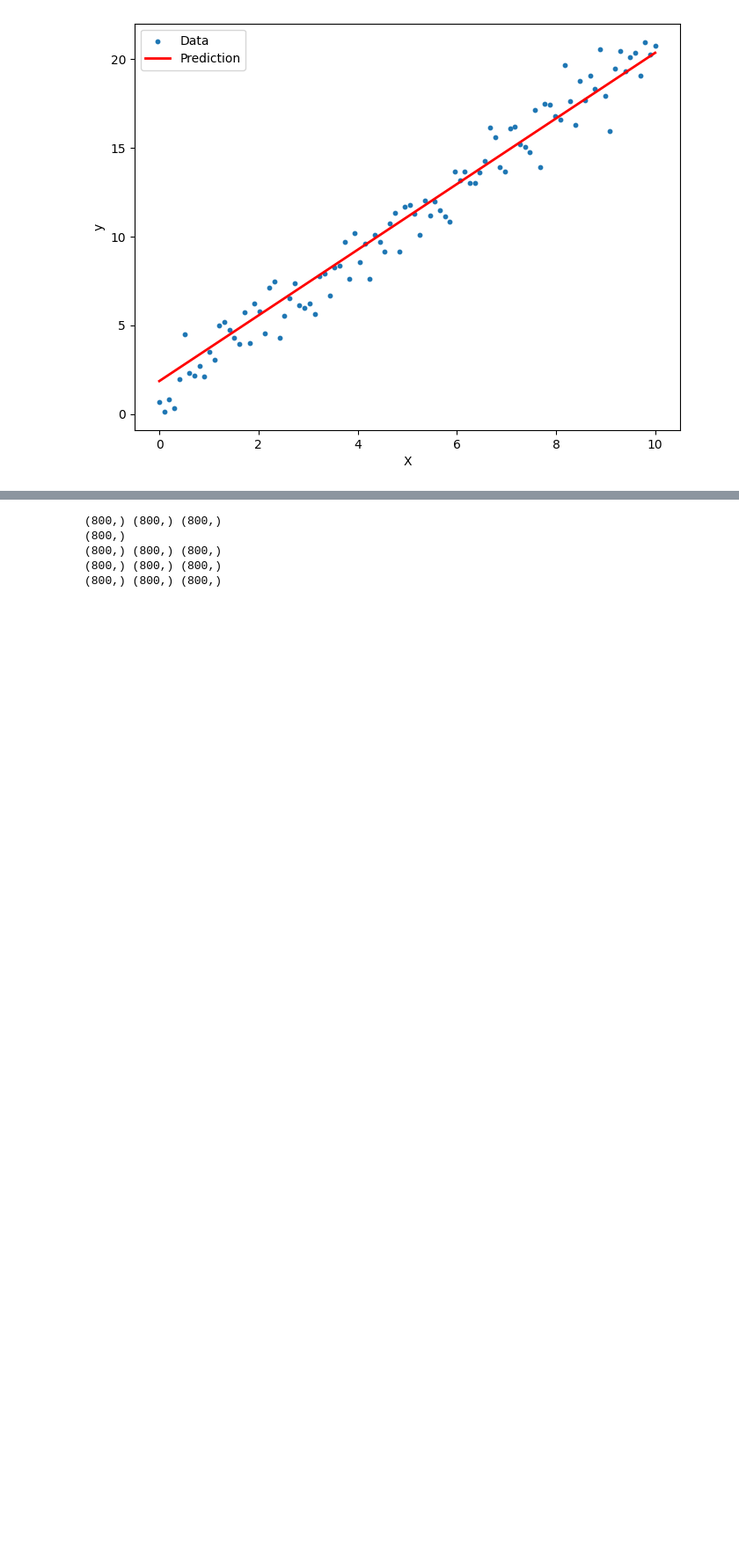
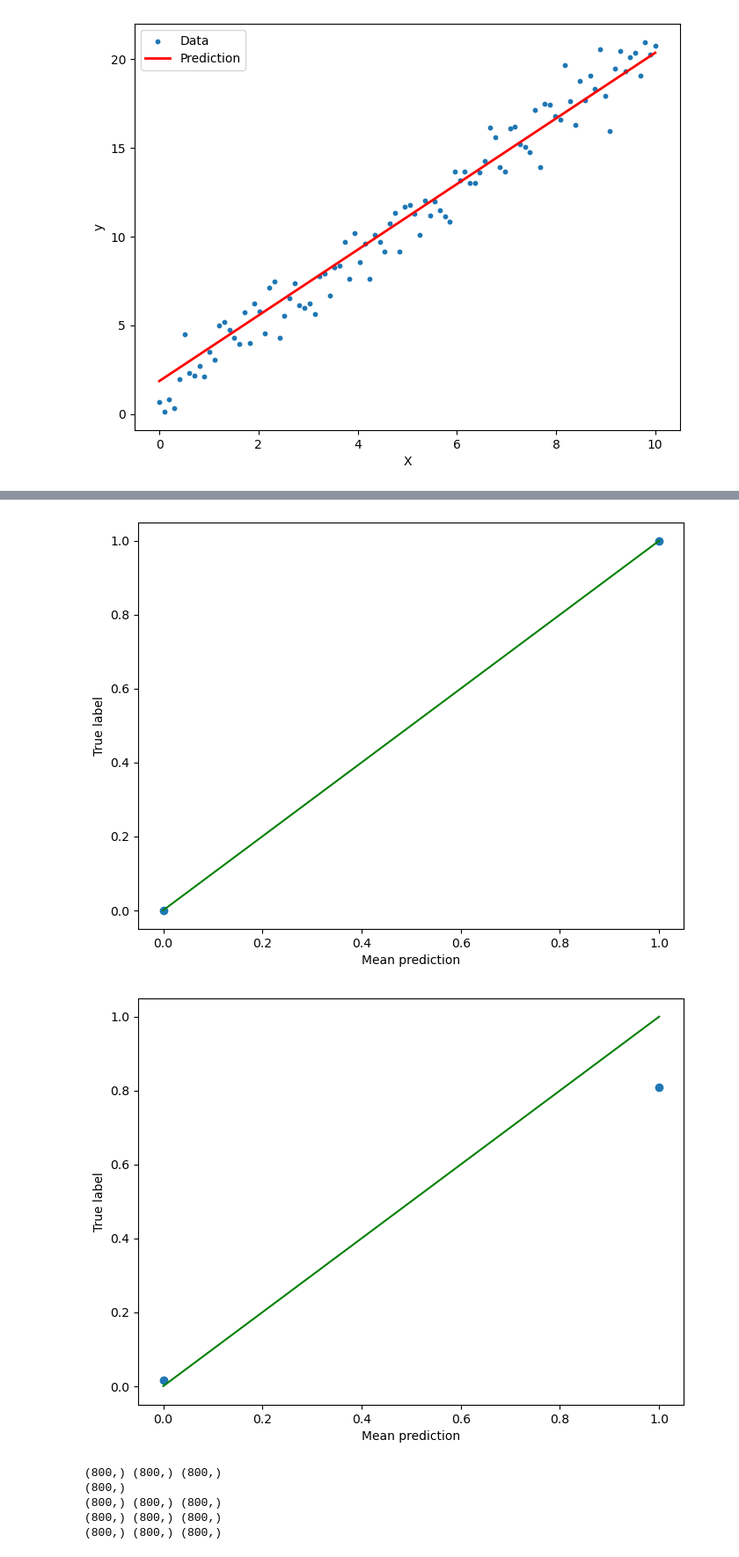
Before and after one commit to ksheersagaragrawal/LotteryTicketPruning, a Jupyter notebook: playTest/pruneTorch.ipynb, the cells around one changed output, grey strips where cells are left out. Shown: that part at 88% size. Cells and saved outputs as stored; diff of their text form; code cells hidden in the pictures; blank space fills up the shorter version.

Commit message:
reliability Diag

```diff
--- a/playTest/pruneTorch.ipynb
+++ b/playTest/pruneTorch.ipynb
@@ -114,7 +116,7 @@ y_val_outputs = model(X_val_tensor).argmax(dim=-1)
 # %%
 import pruning_methods as pm
 
-oneshot_pruned_model = pm.oneshot_pruning_reinit(model, model_cpy, 2, 2, 0.7)
+oneshot_pruned_model = pm.oneshot_pruning_reinit(model, model_cpy, 2, 2, 0.6)
 # %%
 # Define the loss function and optimizer
 criterion = nn.CrossEntropyLoss()
@@ -212,7 +214,7 @@ Epoch [1000/1000], Loss: 1.1849, Val Loss: 1.1847
 # %%
 import scipy.stats as st
 
-def reliability_diagram(mean, sigma, Y, color="blue", label="Model", marker_size=6):
+def reliability_diagram_reg(mean, sigma, Y, color="blue", label="Model", marker_size=6):
     fig, ax = plt.subplots()
     df = pd.DataFrame()
     df["mean"] = mean
@@ -243,3 +245,32 @@ def reliability_diagram(mean, sigma, Y, color="blue", label="Model", marker_size
     ax.set_xlabel("decile")
     ax.set_ylabel("ratio of points")
     ax.plot(k, k, color="green")
+
+def reliability_diagram_classification(prediction, trueY, nbins=10):
+    """
+    prediction: numpy array of predictions
+    trueY: numpy array of true labels
+    nbins: number of bins to use for the reliability diagram
+    """
+    # Create a dataframe with the predictions and true labels
+    df = pd.DataFrame()
+    df["prediction"] = prediction
+    df["trueY"] = trueY
+
+    # Sort the dataframe by the predictions
+    df = df.sort_values(by="prediction")
+
+    # Create bins for the predictions
+    bins = np.linspace(0, 1, nbins + 1)
+    df["bins"] = pd.cut(df["prediction"], bins=bins, include_lowest=True)
+
+    # Calculate the average predictions and true labels for each bin
+    df = df.groupby("bins").mean().reset_index()
+
+    # Plot the reliability diagram
+    plt.figure(figsize=(8, 6))
+    plt.plot(df["prediction"], df["trueY"], marker="o", linewidth=2)
+    plt.plot([0, 1], [0, 1], color="green")
+    plt.xlabel("Mean prediction")
+    plt.ylabel("True label")
+    plt.show()
@@ -266,3 +298,11 @@ AttributeError: 'Figure' object has no attribute 'close'
+# %%
+reliability_diagram_classification(np.argmax(model(X_train_tensor).detach().numpy(), axis = 1), y_train_tensor.detach().numpy(), nbins=10)
+reliability_diagram_classification(np.argmax(oneshot_pruned_model(X_train_tensor).detach().numpy(), axis = 1), y_train_tensor.detach().numpy(), nbins=10)
+# np.argmax(model(X_train_tensor).detach().numpy(), axis = 1)
+# y_train_tensor.detach().numpy()
+# %% [output]
+[figure, added]
+[figure, added]
 # %%
 def expected_calibration_error_classification(samples, true_labels, M=3):
     # uniform binning approach with M number of bins
```
Also changed, not shown: parts of 5 cells of this notebook, 10 other files.
